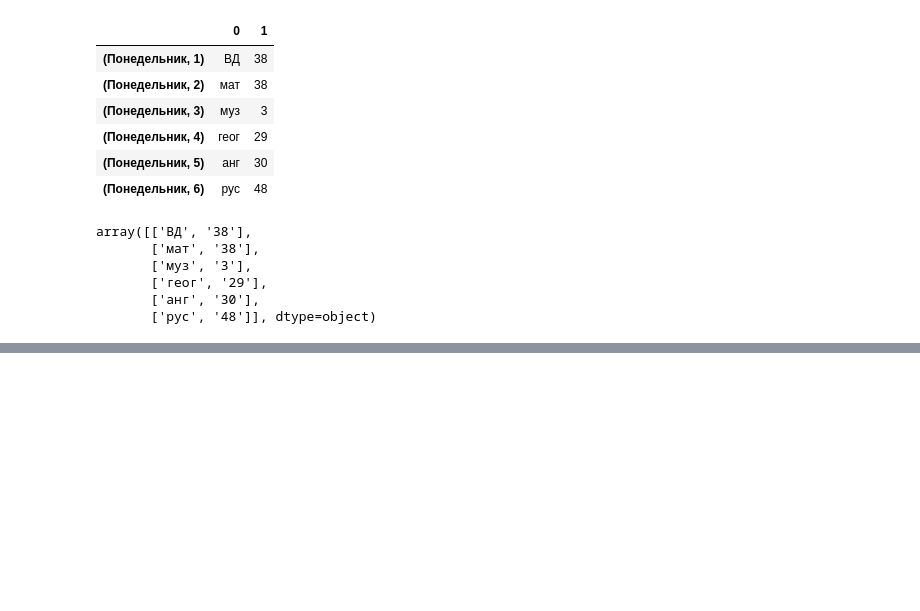
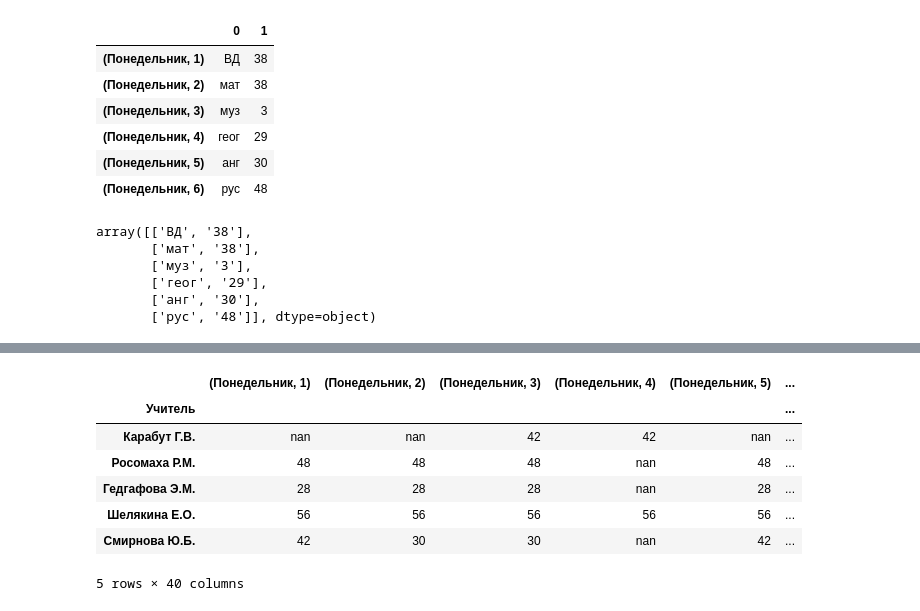
Before and after one commit to chisem29/DiaryDevelopment, a Jupyter notebook: API/test.ipynb, the cells around one changed output, grey strips where cells are left out. Cells and saved outputs as stored; diff of their text form; code cells hidden in the pictures; blank space fills up the shorter version.

```diff
--- a/API/test.ipynb
+++ b/API/test.ipynb
@@ -3,9 +3,9 @@
 # %%
 import pandas as pd
 # %%
-def getBasicLessonsData() :
+def getBasicLessonsData(name) :
 
-    data = pd.read_excel('data/data.xlsx')
+    data = pd.read_excel(f'data/{name}.xlsx')
 
     basicColumns = data.columns.tolist()[1::8]
 
@@ -13,7 +13,7 @@ def getBasicLessonsData() :
 
     data.drop(0, inplace=True)
 
-    data.set_index('Класс', inplace=True)
+    data.set_index(data.columns.tolist()[0], inplace=True)
 
     return data
 # %%
@@ -118,0 +263,15 @@ array([['ВД', '38'],
+# %%
+datat = getBasicLessonsData('teachers')
+
+datat = datat.applymap(lambda x : str(x).split('\n')[-1])
+
+datat.head()
+# %% [output]
+|  | (Понедельник, 1) | (Понедельник, 2) | (Понедельник, 3) | (Понедельник, 4) | (Понедельник, 5) | ... |
+| Учитель |  |  |  |  |  | ... |
+| Карабут Г.В. | nan | nan | 42 | 42 | nan | ... |
+| Росомаха Р.М. | 48 | 48 | 48 | nan | 48 | ... |
+| Гедгафова Э.М. | 28 | 28 | 28 | nan | 28 | ... |
+| Шелякина Е.О. | 56 | 56 | 56 | 56 | 56 | ... |
+| Смирнова Ю.Б. | 42 | 30 | 30 | nan | 42 | ... |
+5 rows × 40 columns
```
Also changed, not shown: parts of 8 cells of this notebook, 15 other files.
